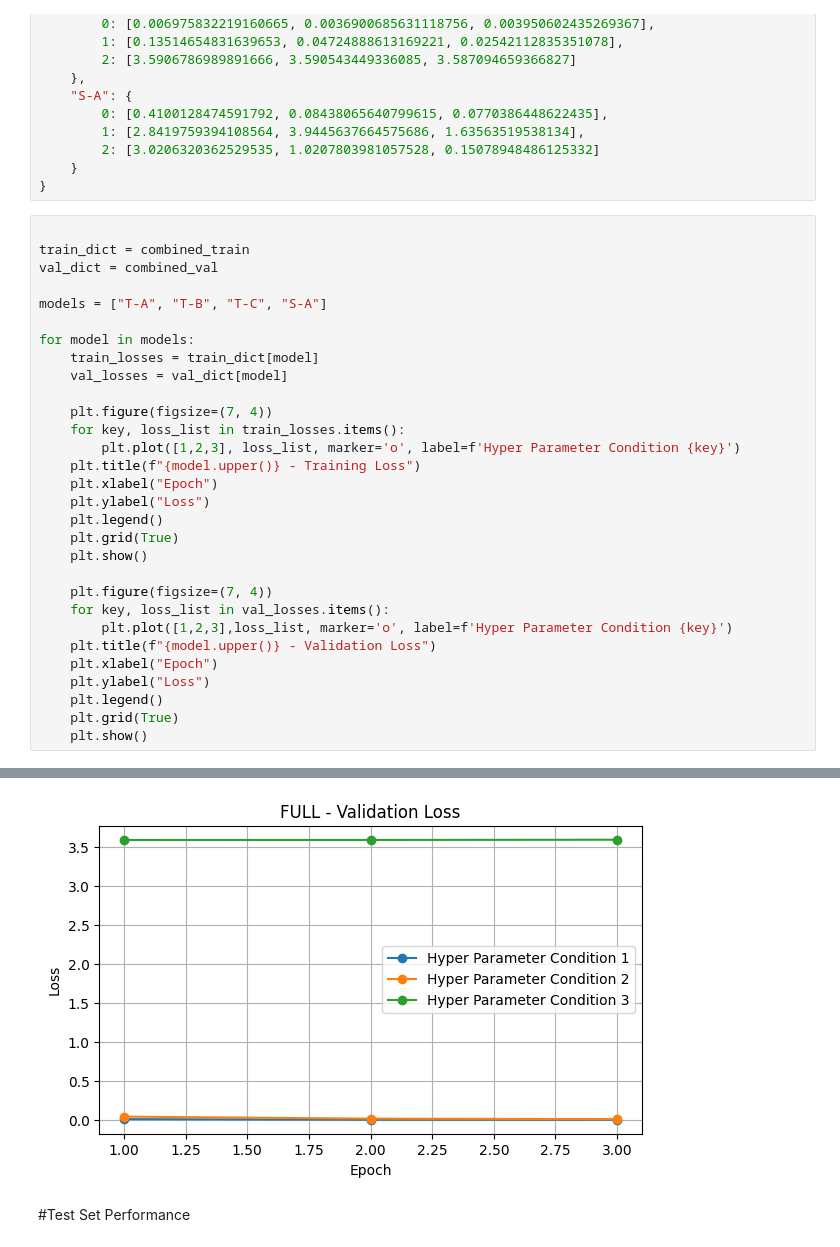
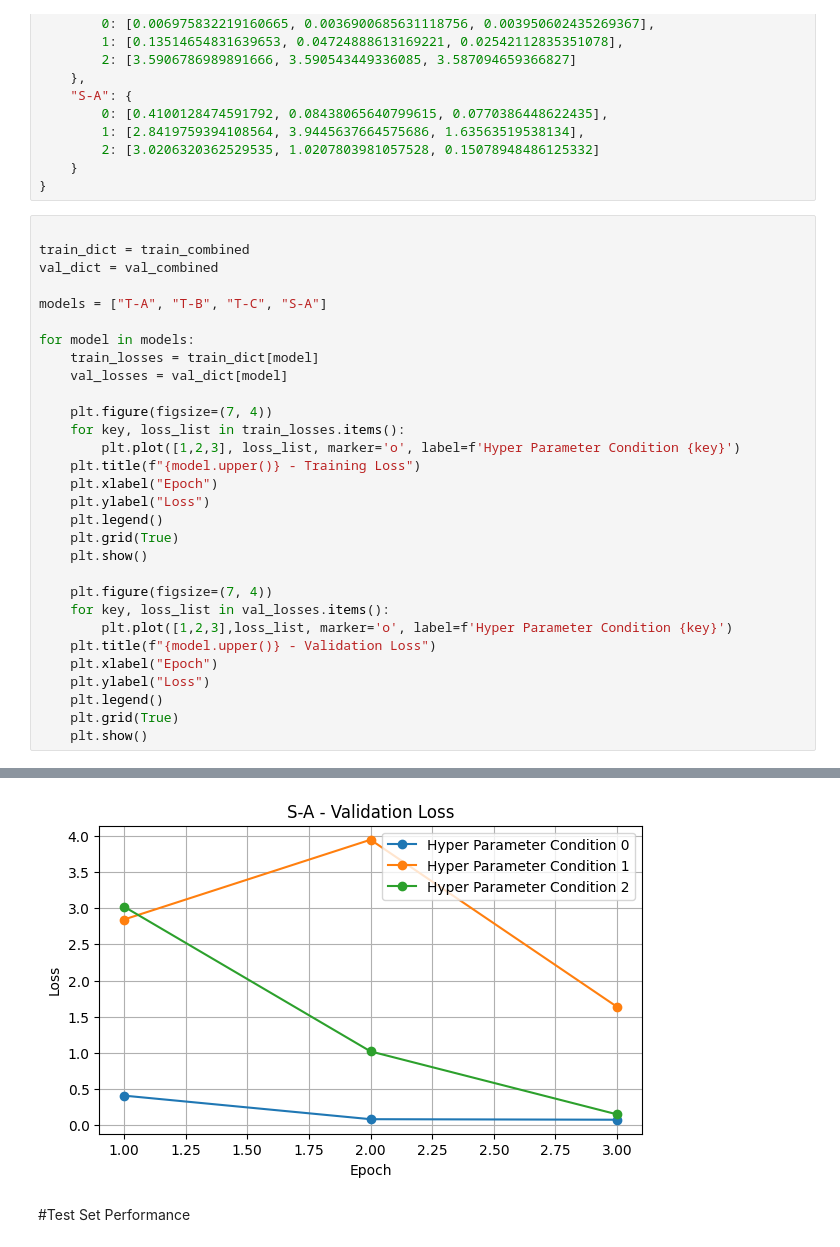
Before and after one commit to jamdadamT/DAEN_429_Final_Project, a Jupyter notebook: Adams.Jameson.Final.Edited.ipynb, the cells around one changed output, grey strips where cells are left out. Cells and saved outputs as stored; diff of their text form.

```diff
--- a/Adams.Jameson.Final.Edited.ipynb
+++ b/Adams.Jameson.Final.Edited.ipynb
@@ -1022,8 +1022,8 @@ val_combined = {
 }
 # %%
 
-train_dict = combined_train
-val_dict = combined_val
+train_dict = train_combined
+val_dict = val_combined
 
 models = ["T-A", "T-B", "T-C", "S-A"]
 
@@ -1061,4 +1061,4 @@ for model in models:
-[figure, old version]
+[figure, new version]
 # %% [markdown]
 #Test Set Performance
 # %%
```
Also changed, not shown: parts of 1 cell of this notebook.
